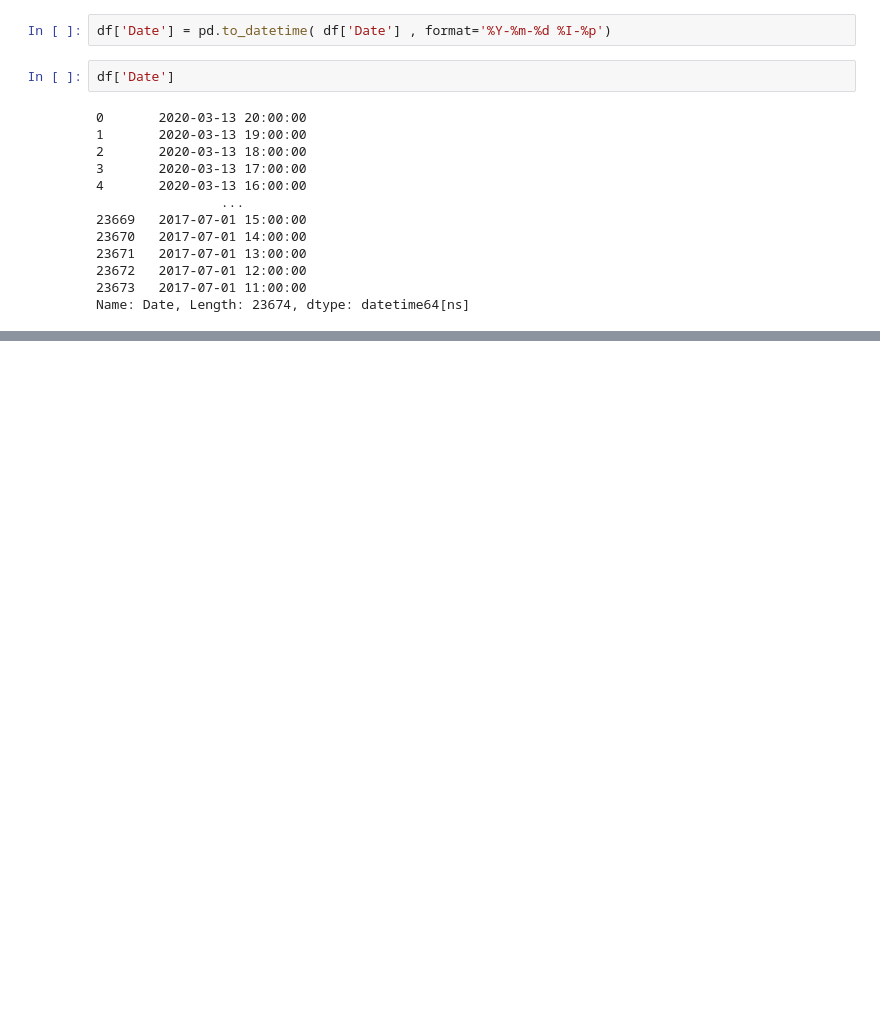
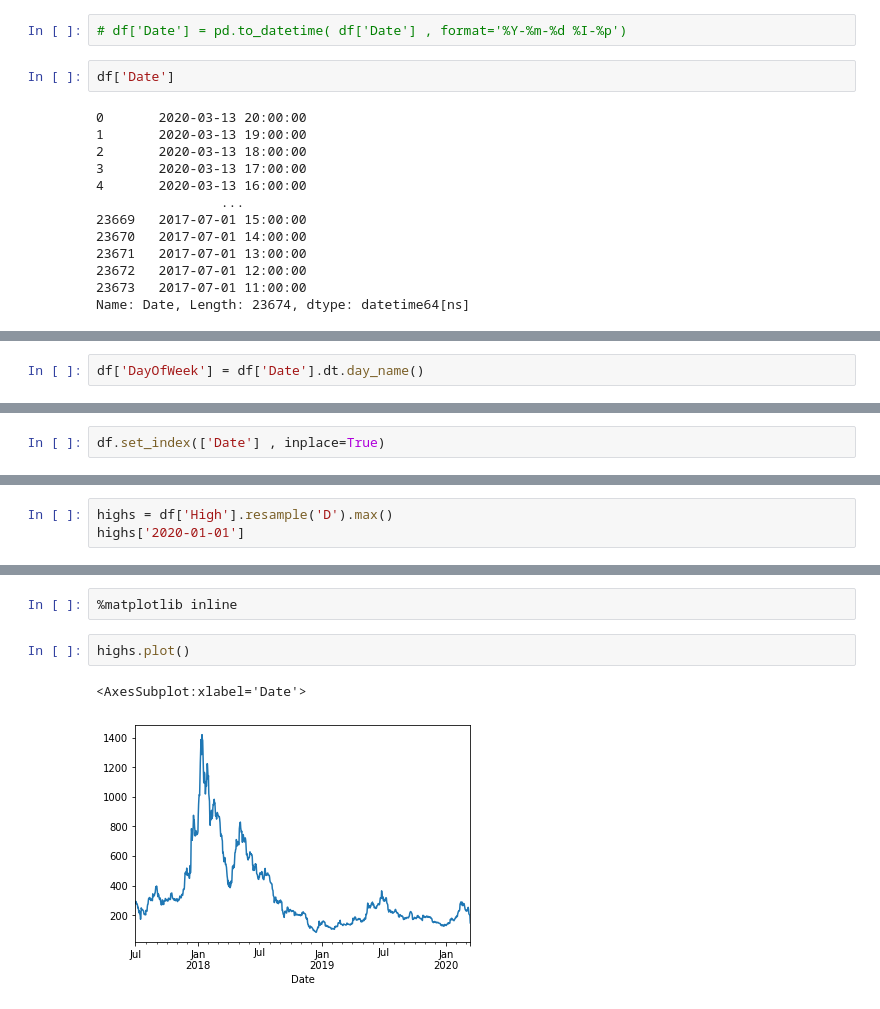
Before and after one commit to 7s9n/learning_python, a Jupyter notebook: others/pandas_journey/Working with Dates and Time .ipynb, the cells around one changed output, grey strips where cells are left out. Drawn from its saved outputs; the diff is of its cells as text; blank space fills up the shorter version.

```diff
--- a/others/pandas_journey/Working with Dates and Time .ipynb
+++ b/others/pandas_journey/Working with Dates and Time .ipynb
@@ -22,5 +24,5 @@ df.loc[0 , 'Date']
 # %%
-df['Date'] = pd.to_datetime( df['Date'] , format='%Y-%m-%d %I-%p')
+# df['Date'] = pd.to_datetime( df['Date'] , format='%Y-%m-%d %I-%p')
 # %%
 df['Date']
 # %% [output]
@@ -38,0 +60,2 @@ Name: Date, Length: 23674, dtype: datetime64[ns]
+# %%
+df['DayOfWeek'] = df['Date'].dt.day_name()
@@ -38,0 +108,2 @@ Name: Date, Length: 23674, dtype: datetime64[ns]
+# %%
+df.set_index(['Date'] , inplace=True)
@@ -38,0 +159,3 @@ Name: Date, Length: 23674, dtype: datetime64[ns]
+# %%
+highs = df['High'].resample('D').max()
+highs['2020-01-01']
@@ -38,0 +197,7 @@ Name: Date, Length: 23674, dtype: datetime64[ns]
+# %%
+%matplotlib inline
+# %%
+highs.plot()
+# %% [output]
+<AxesSubplot:xlabel='Date'>
+[figure, added]
```
Also changed, not shown: parts of 18 cells of this notebook, 2 other files.
